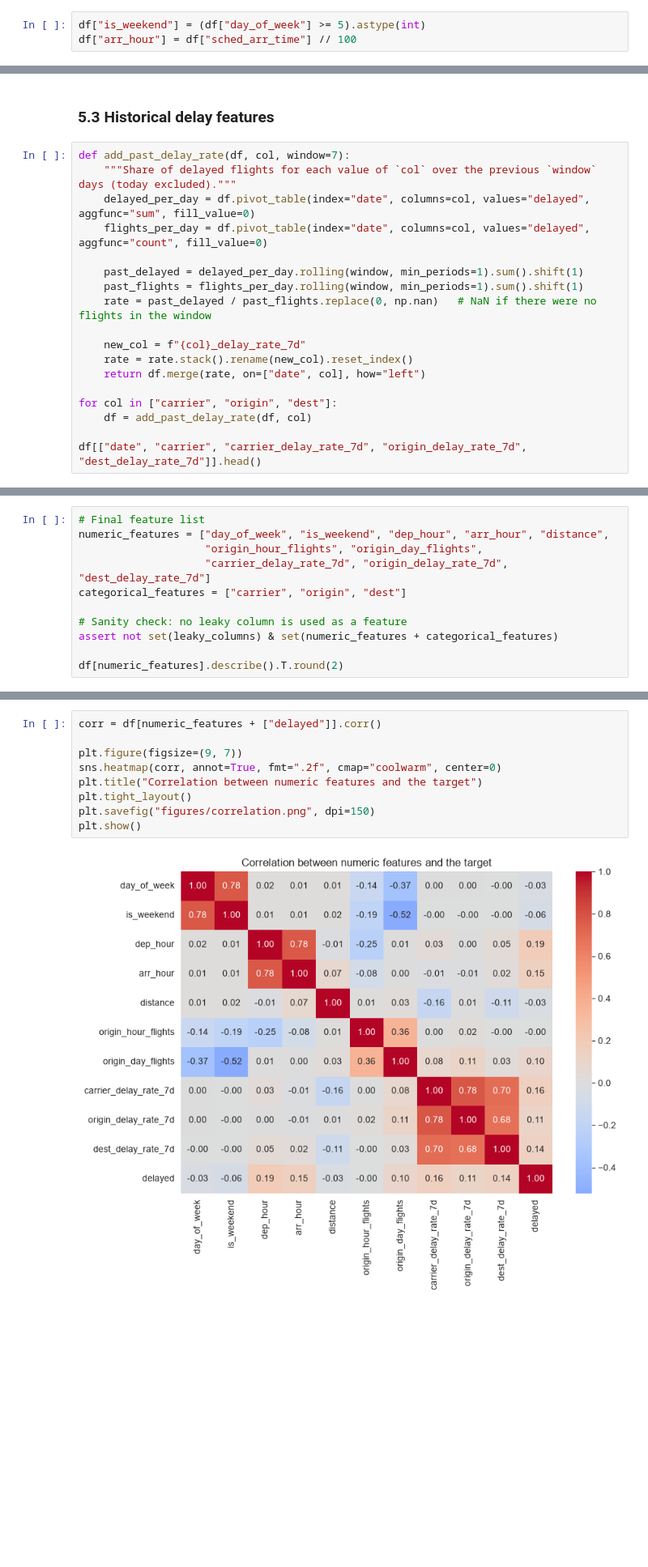
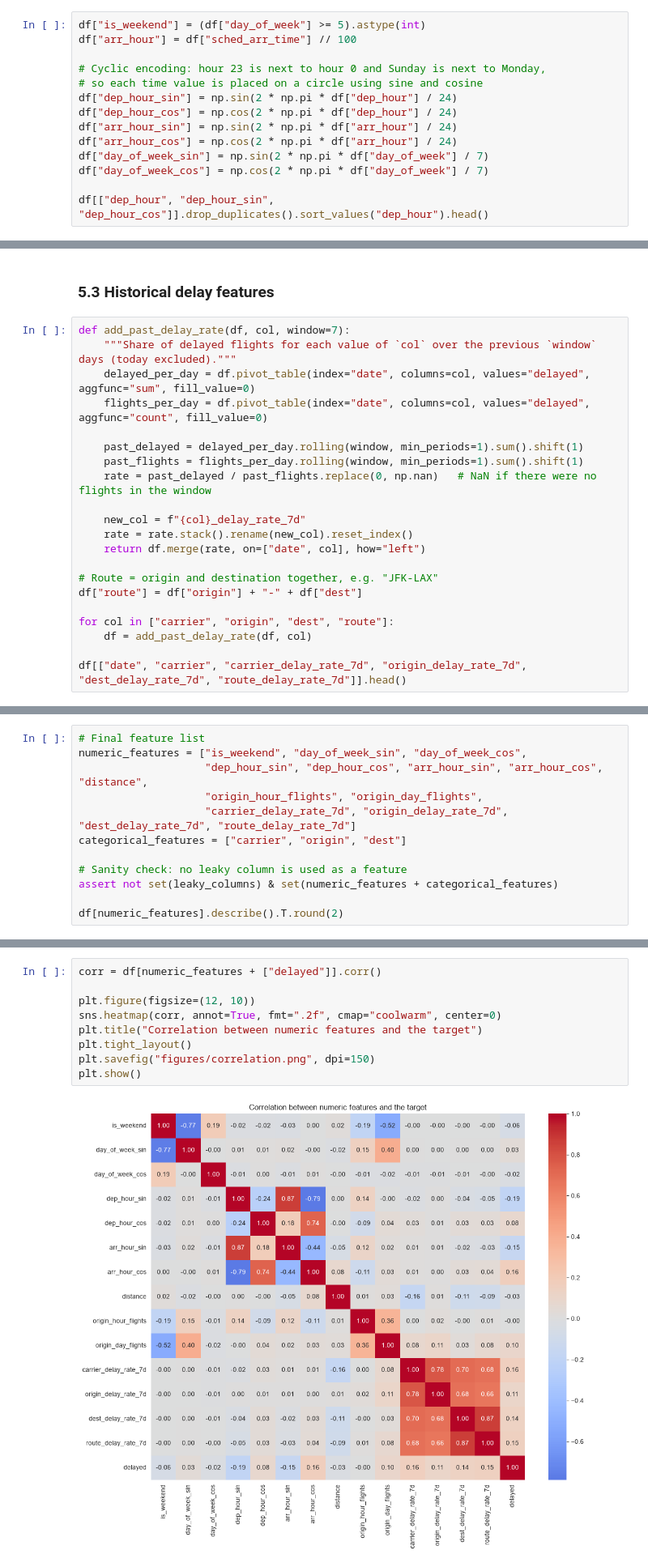
Before and after one commit to mayank-pillai-99/flight-delay-prediction, a Jupyter notebook: flight_delay_prediction.ipynb, the cells around one changed output, grey strips where cells are left out. Shown at 81% size. Cells and saved outputs as stored; diff of their text form; blank space fills up the shorter version.

Commit message:
Add cyclic time encoding and route delay history features; update results

```diff
--- a/flight_delay_prediction.ipynb
+++ b/flight_delay_prediction.ipynb
@@ -188,3 +188,14 @@ df.columns.tolist()
 # %%
 df["is_weekend"] = (df["day_of_week"] >= 5).astype(int)
 df["arr_hour"] = df["sched_arr_time"] // 100
+
+# Cyclic encoding: hour 23 is next to hour 0 and Sunday is next to Monday,
+# so each time value is placed on a circle using sine and cosine
+df["dep_hour_sin"] = np.sin(2 * np.pi * df["dep_hour"] / 24)
+df["dep_hour_cos"] = np.cos(2 * np.pi * df["dep_hour"] / 24)
+df["arr_hour_sin"] = np.sin(2 * np.pi * df["arr_hour"] / 24)
+df["arr_hour_cos"] = np.cos(2 * np.pi * df["arr_hour"] / 24)
+df["day_of_week_sin"] = np.sin(2 * np.pi * df["day_of_week"] / 7)
+df["day_of_week_cos"] = np.cos(2 * np.pi * df["day_of_week"] / 7)
+
+df[["dep_hour", "dep_hour_sin", "dep_hour_cos"]].drop_duplicates().sort_values("dep_hour").head()
@@ -227,8 +245,11 @@ def add_past_delay_rate(df, col, window=7):
     rate = rate.stack().rename(new_col).reset_index()
     return df.merge(rate, on=["date", col], how="left")
 
-for col in ["carrier", "origin", "dest"]:
+# Route = origin and destination together, e.g. "JFK-LAX"
+df["route"] = df["origin"] + "-" + df["dest"]
+
+for col in ["carrier", "origin", "dest", "route"]:
     df = add_past_delay_rate(df, col)
 
-df[["date", "carrier", "carrier_delay_rate_7d", "origin_delay_rate_7d", "dest_delay_rate_7d"]].head()
+df[["date", "carrier", "carrier_delay_rate_7d", "origin_delay_rate_7d", "dest_delay_rate_7d", "route_delay_rate_7d"]].head()
 # %% [output]
@@ -241,8 +262,9 @@ df[["date", "carrier", "carrier_delay_rate_7d", "origin_delay_rate_7d", "dest_de
 # %%
 # Final feature list
-numeric_features = ["day_of_week", "is_weekend", "dep_hour", "arr_hour", "distance",
+numeric_features = ["is_weekend", "day_of_week_sin", "day_of_week_cos",
+                    "dep_hour_sin", "dep_hour_cos", "arr_hour_sin", "arr_hour_cos", "distance",
                     "origin_hour_flights", "origin_day_flights",
-                    "carrier_delay_rate_7d", "origin_delay_rate_7d", "dest_delay_rate_7d"]
+                    "carrier_delay_rate_7d", "origin_delay_rate_7d", "dest_delay_rate_7d", "route_delay_rate_7d"]
 categorical_features = ["carrier", "origin", "dest"]
 
 # Sanity check: no leaky column is used as a feature
@@ -264,14 +290,14 @@ df[numeric_features].describe().T.round(2)
 # %%
 corr = df[numeric_features + ["delayed"]].corr()
 
-plt.figure(figsize=(9, 7))
+plt.figure(figsize=(12, 10))
 sns.heatmap(corr, annot=True, fmt=".2f", cmap="coolwarm", center=0)
 plt.title("Correlation between numeric features and the target")
 plt.tight_layout()
 plt.savefig("figures/correlation.png", dpi=150)
 plt.show()
 # %% [output]
-[figure, old version]
+[figure, new version]
 # %% [markdown]
 ## 6. Train / validation / test split by date
 # %%
```
Also changed, not shown: parts of 14 cells of this notebook, 8 other files.
